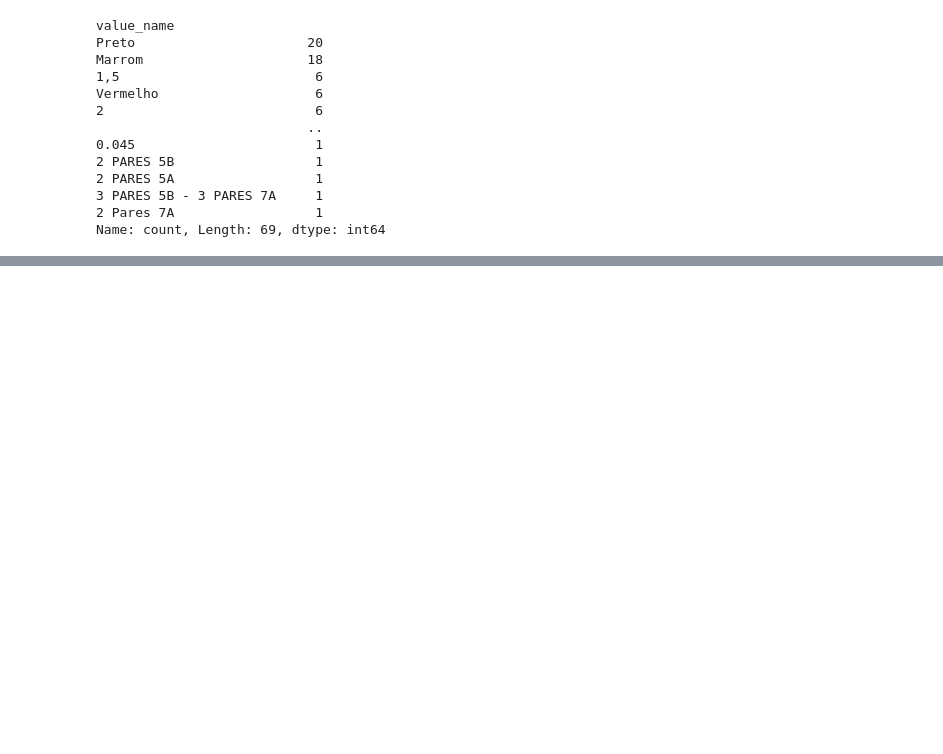
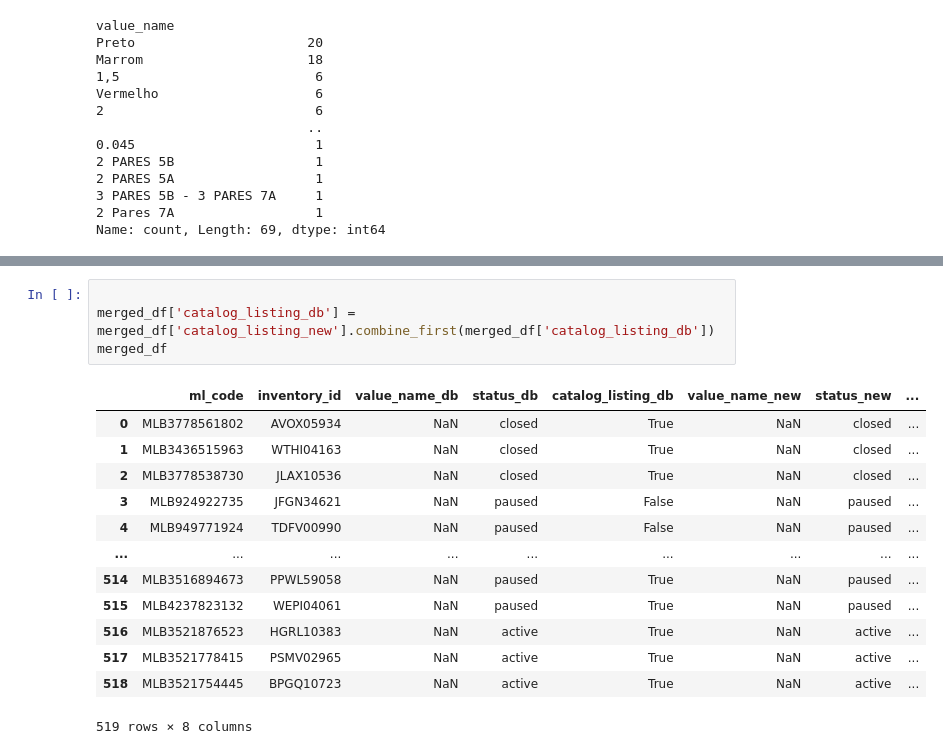
Before and after one commit to lpcoutinho/mcenter_streamlit, a Jupyter notebook: Notebooks/populando_tabela/tabela_de_produtos.ipynb, the cells around one changed output, grey strips where cells are left out. Saved outputs shown, nothing was run; the diff lists cells and outputs as text; blank space fills up the shorter version.

```diff
--- a/Notebooks/criando_tabela_de_produtos.ipynb
+++ b/Notebooks/populando_tabela/tabela_de_produtos.ipynb
@@ -922,0 +606,18 @@ ml_code(id_anuncio) | seller_sku |inventory_id ou variations[inventory_id] | var
+# %%
+
+merged_df['catalog_listing_db'] = merged_df['catalog_listing_new'].combine_first(merged_df['catalog_listing_db'])
+merged_df
+# %% [output]
+|  | ml_code | inventory_id | value_name_db | status_db | catalog_listing_db | value_name_new | status_new | ... |
+| 0 | MLB3778561802 | AVOX05934 | NaN | closed | True | NaN | closed | ... |
+| 1 | MLB3436515963 | WTHI04163 | NaN | closed | True | NaN | closed | ... |
+| 2 | MLB3778538730 | JLAX10536 | NaN | closed | True | NaN | closed | ... |
+| 3 | MLB924922735 | JFGN34621 | NaN | paused | False | NaN | paused | ... |
+| 4 | MLB949771924 | TDFV00990 | NaN | paused | False | NaN | paused | ... |
+| ... | ... | ... | ... | ... | ... | ... | ... | ... |
+| 514 | MLB3516894673 | PPWL59058 | NaN | paused | True | NaN | paused | ... |
+| 515 | MLB4237823132 | WEPI04061 | NaN | paused | True | NaN | paused | ... |
+| 516 | MLB3521876523 | HGRL10383 | NaN | active | True | NaN | active | ... |
+| 517 | MLB3521778415 | PSMV02965 | NaN | active | True | NaN | active | ... |
+| 518 | MLB3521754445 | BPGQ10723 | NaN | active | True | NaN | active | ... |
+519 rows × 8 columns
```
Also changed, not shown: parts of 78 cells of this notebook, 15 other files.
